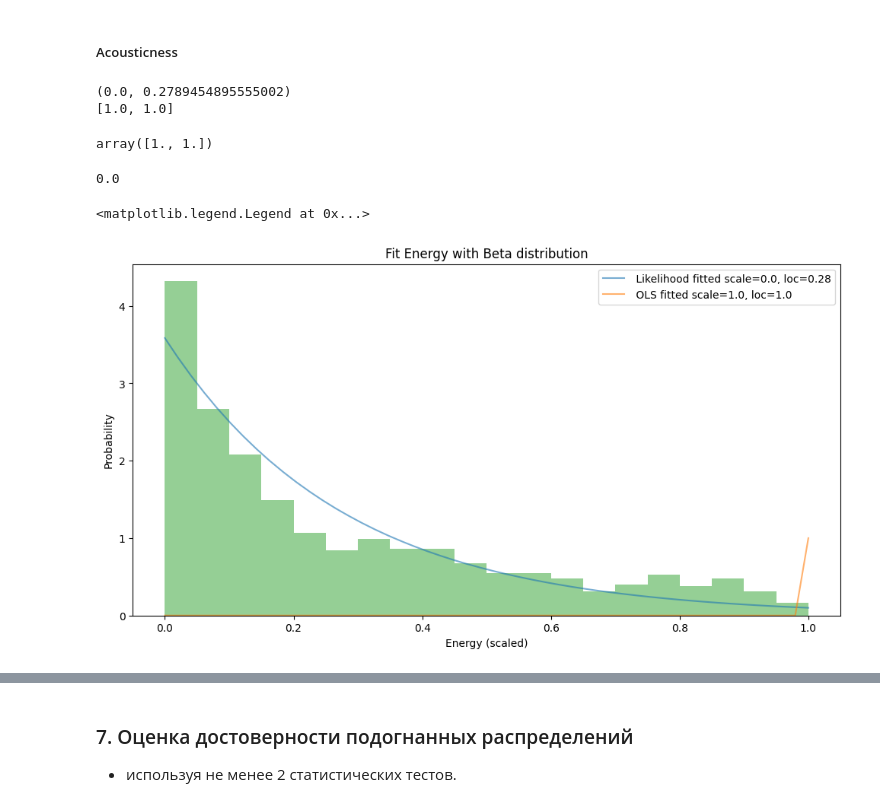
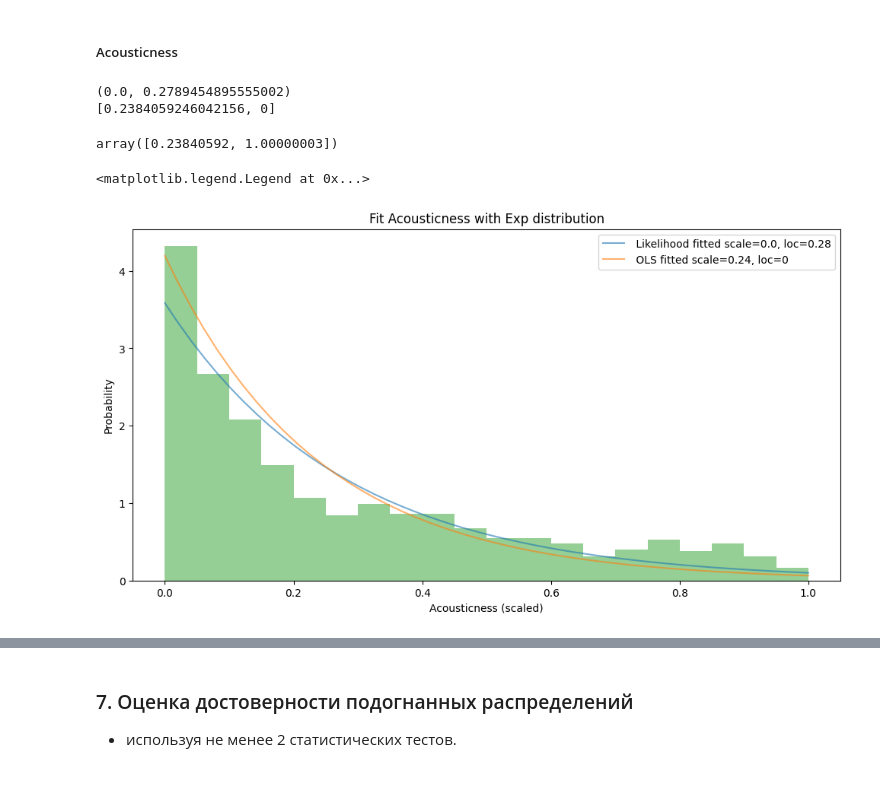
Before and after one commit to SergeyPishchulov/MOMO, a Jupyter notebook: lab3/лаба3.ipynb, the cells around one changed output, grey strips where cells are left out. Drawn from its saved outputs; the diff is of its cells as text; code cells hidden in the pictures.

```diff
--- a/lab3/лаба3.ipynb
+++ b/lab3/лаба3.ipynb
@@ -416,35 +422,29 @@ print(exp_likelihood_params)
 # a_lh,b_lh = beta_likelihood_params[:2]
 exp_likelihood_fitted = sts.expon(*exp_likelihood_params).pdf(x_ac)
 def exp_pdf(x,scale, loc):
-    return sts.expon.pdf(x, loc, scale)
+    return sts.expon(loc, scale).pdf(x)
 
-# def expfunc(x, y, z, s):
-#     return y * np.exp(-z * x) + s
-
-xs = sorted(list(set(energy_scaled)))
+xs = sorted(list(set(acousticness)))
 hist, bin_edges = np.histogram(acousticness_scaled,bins=xs, density=True)
 res = curve_fit(exp_pdf,xs[:-1],hist)[0]#
 scale_ols, loc_ols  = res
-exp_ols_fitted = sts.expon.pdf(x_ac, loc_ols, scale_ols)
+loc_ols=0
+exp_ols_fitted = sts.expon(loc_ols, scale_ols).pdf(x_ac)
 print([scale_ols, loc_ols])
 res
 # %% [output]
 (0.0, 0.2789454895555002)
-[1.0, 1.0]
+[0.2384059246042156, 0]
-array([1., 1.])
+array([0.23840592, 1.00000003])
-# %%
-sts.expon.pdf(0.02, 1, 1)
-# %% [output]
-0.0
 # %%
 fig, ax = plt.subplots(figsize=(12, 6))
 ax.plot(x_ac, exp_likelihood_fitted, label=f" Likelihood fitted scale={np.round(scale_lh, 2)}, loc={np.round(loc_lh, 2)}", alpha=0.6)
 ax.plot(x_ac, exp_ols_fitted, label=f" OLS fitted scale={np.round(scale_ols, 2)}, loc={np.round(loc_ols, 2)}", alpha=0.6)
 ax.hist(acousticness_scaled, bins=20, density=True, alpha=0.5)
-ax.set_xlabel('Energy (scaled)')
+ax.set_xlabel('Acousticness (scaled)')
 ax.set_ylabel('Probability')
-plt.title("Fit Energy with Beta distribution")
+plt.title("Fit Acousticness with Exp distribution")
 ax.legend()
 # %% [output]
 <matplotlib.legend.Legend at 0x...>
-[figure, old version]
+[figure, new version]
```
Also changed, not shown: parts of 12 cells of this notebook.
